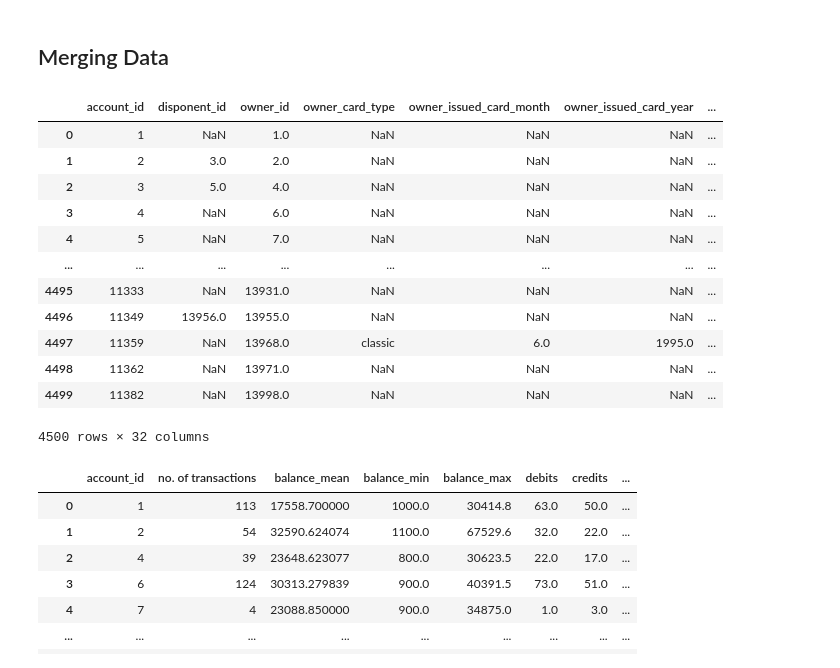
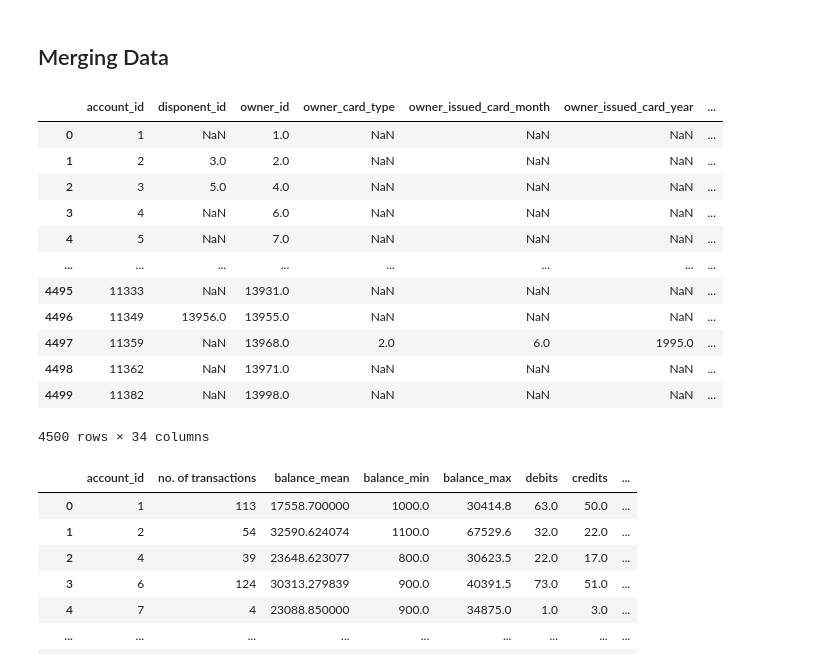
Before and after one commit to diogoabnunes/AC-Project, a Jupyter notebook: docs/notebook.ipynb, the cells around one changed output. Saved outputs shown, nothing was run; the diff lists cells and outputs as text; code cells hidden in the pictures.

```diff
--- a/docs/notebook.ipynb
+++ b/docs/notebook.ipynb
@@ -129,17 +145,17 @@ def preProcessClient(client_df):
     df['mix'] = (df['birth_number'] % 10000) // 100 # get middle digits
 
     # Adding gender column
-    df['gender'] = np.where(df['mix'] >= 50, 'F', 'M')
+    df['gender'] = np.where(df['mix'] >= 50, 0, 1)
 
     # "Fixing" month, because we already have gender
     df['month'] = np.where(df['mix'] >= 50, df['mix'] - 50, df['mix'])
 
     # Renaming birth_number column to birth
-    df['birth_number'] = df['year']*10000 + df['month']*100 + df['day']
-    df['birth'] = pd.to_datetime(df['birth_number'], format='%Y%m%d')
+    #df['birth_number'] = df['year']*10000 + df['month']*100 + df['day']
+    #df['birth'] = pd.to_datetime(df['birth_number'], format='%Y%m%d')
 
     # Removing unnecessary columns
-    df = df.drop(['birth_number', 'year', 'month', 'day', 'mix'], axis=1)
+    df = df.drop(['birth_number', 'day', 'mix'], axis=1)
 
     return df
 
@@ -158,7 +174,9 @@ def preProcessCard(card_df):
     df['year'] = df['issued'].dt.year
     df = df.drop(['card_id'], axis=1)
     df = df.rename(columns={'type': 'card_type'})
-
+    df['card_type'] = df['card_type'].replace('junior', 1)
+    df['card_type'] = df['card_type'].replace('classic', 2)
+    df['card_type'] = df['card_type'].replace('gold', 3)
 
     return df
 
@@ -312,41 +330,41 @@ def processRightSide(client, disp, card, district):
     rightSide = rightSide.merge(client_district_df, left_on='disponent_id', right_on='client_id', how='left', suffixes=('', '_disp'))
 
     rightSide = rightSide.drop(['client_id', 'client_id_disp', 'district_id', 'district_id_disp', 'disponent_card_type', 'disponent_issued_card_month', 'disponent_issued_card_year'], axis=1)
-    rightSide = rightSide.rename(columns={'gender': 'owner_gender', 'birth': 'owner_birth', 'no. of inhabitants': 'owner_num_inhabitants',
+    rightSide = rightSide.rename(columns={'gender': 'owner_gender', 'year': 'owner_year', 'month': 'owner_month', 'no. of inhabitants': 'owner_num_inhabitants',
         'no. of municipalities with inhabitants < 499 ': 'owner_num_municipalities_less_499',
         'no. of municipalities with inhabitants 500-1999': 'owner_num_municipalities_between_500_1999',
         'no. of municipalities with inhabitants 2000-9999 ': 'owner_num_municipalities_between_2000_9999',
         'no. of municipalities with inhabitants >10000 ': 'owner_num_municipalities_more_10000',
         'no. of cities ': 'owner_num_cities', 'ratio of urban inhabitants ': 'owner_inhabitants_ratio',
         'average salary ': 'owner_average_salary', 'entrepeneurs ratio': 'owner_entrepeneurs_ratio',
         'crimes_increase': 'owner_crimes_increase', 'unemploymant_increase': 'owner_unemploymant_increase'})
-    rightSide = rightSide.rename(columns={'gender_disp': 'disponent_gender', 'birth_disp': 'disponent_birth', 'no. of inhabitants_disp': 'disponent_num_inhabitants',
+    rightSide = rightSide.rename(columns={'gender_disp': 'disponent_gender', 'year_disp': 'disponent_year', 'month_disp': 'disponent_month', 'no. of inhabitants_disp': 'disponent_num_inhabitants',
         'no. of municipalities with inhabitants < 499 _disp': 'disponent_num_municipalities_less_499',
         'no. of municipalities with inhabitants 500-1999_disp': 'disponent_num_municipalities_between_500_1999',
         'no. of municipalities with inhabitants 2000-9999 _disp': 'disponent_num_municipalities_between_2000_9999',
         'no. of municipalities with inhabitants >10000 _disp': 'disponent_num_municipalities_more_10000',
         'no. of cities _disp': 'disponent_num_cities', 'ratio of urban inhabitants _disp': 'disponent_inhabitants_ratio',
         'average salary _disp': 'disponent_average_salary', 'entrepeneurs ratio_disp': 'disponent_entrepeneurs_ratio',
         'crimes_increase_disp': 'disponent_crimes_increase', 'unemploymant_increase_disp': 'disponent_unemploymant_increase'})
 
     return rightSide
 
 rightSide = processRightSide(preProcessedClient_df, preProcessedDisp_df, preProcessedCard_df, preProcessedDistrict_df)
 display(rightSide)
 # %% [output]
 |  | account_id | disponent_id | owner_id | owner_card_type | owner_issued_card_month | owner_issued_card_year | ... |
 | 0 | 1 | NaN | 1.0 | NaN | NaN | NaN | ... |
 | 1 | 2 | 3.0 | 2.0 | NaN | NaN | NaN | ... |
 | 2 | 3 | 5.0 | 4.0 | NaN | NaN | NaN | ... |
 | 3 | 4 | NaN | 6.0 | NaN | NaN | NaN | ... |
 | 4 | 5 | NaN | 7.0 | NaN | NaN | NaN | ... |
 | ... | ... | ... | ... | ... | ... | ... | ... |
 | 4495 | 11333 | NaN | 13931.0 | NaN | NaN | NaN | ... |
 | 4496 | 11349 | 13956.0 | 13955.0 | NaN | NaN | NaN | ... |
-| 4497 | 11359 | NaN | 13968.0 | classic | 6.0 | 1995.0 | ... |
+| 4497 | 11359 | NaN | 13968.0 | 2.0 | 6.0 | 1995.0 | ... |
 | 4498 | 11362 | NaN | 13971.0 | NaN | NaN | NaN | ... |
 | 4499 | 11382 | NaN | 13998.0 | NaN | NaN | NaN | ... |
-4500 rows × 32 columns
+4500 rows × 34 columns
 # %%
 # Merging Account, Loan, Transaction
 def processTransaction(pPTransaction_df):
```
Also changed, not shown: parts of 11 cells of this notebook, 2 other files.
